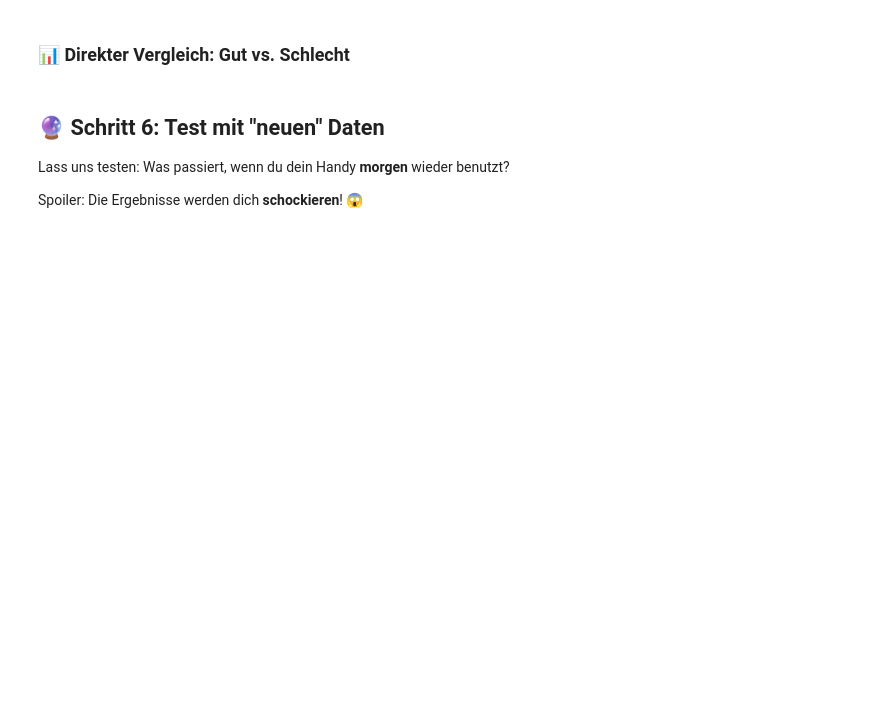
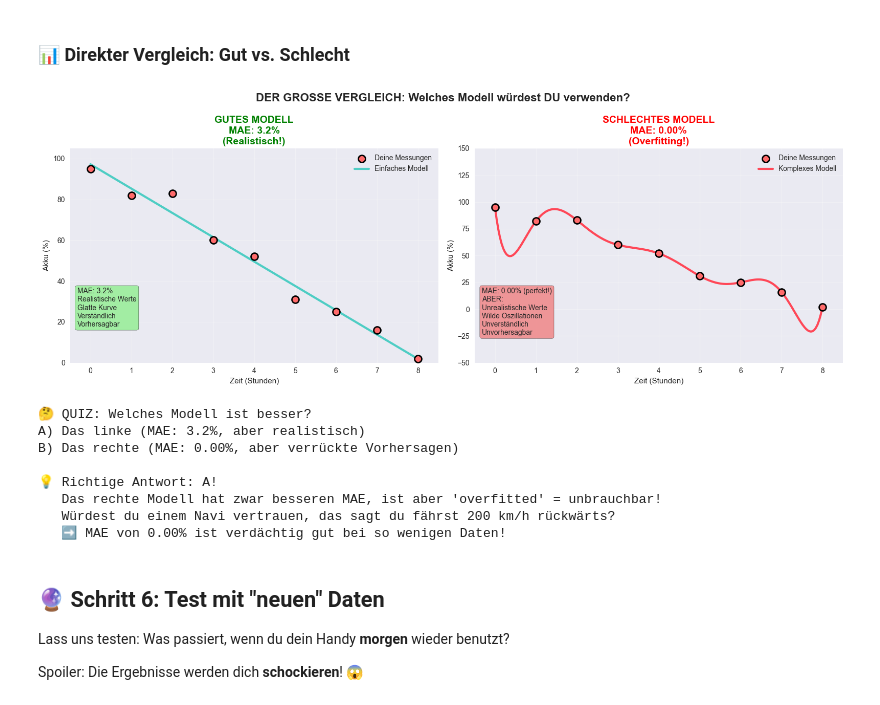
Before and after one commit to klar74/WS2025_lecture, a Jupyter notebook: Vorlesung_08/handy_entladung_polynomfit.ipynb, the cells around one changed output. Cells and saved outputs as stored; diff of their text form; code cells hidden in the pictures; blank space fills up the shorter version.

```diff
--- a/Vorlesung_08/handy_entladung_polynomfit.ipynb
+++ b/Vorlesung_08/handy_entladung_polynomfit.ipynb
@@ -359,11 +480,11 @@ fig, (ax1, ax2) = plt.subplots(1, 2, figsize=(16, 6))
 
 # LINKE Seite: Gutes Modell
 ax1.scatter(zeit_stunden, akku_prozent, color='#FF6B6B', s=100,
-           edgecolors='black', linewidth=2, label='📱 Deine Messungen', zorder=5)
+           edgecolors='black', linewidth=2, label='Deine Messungen', zorder=5)
 # Plotte beide Modelle mit dem gleichen zeit_glatt (200 Punkte)
 ax1.plot(zeit_glatt, np.polyval(gerade_koeff, zeit_glatt), color='#4ECDC4',
          linewidth=3, label='Einfaches Modell')
-ax1.set_title(f'✅ GUTES MODELL\nGenauigkeit: {genauigkeit_gerade*100:.1f}%\n(Realistisch!)',
+ax1.set_title(f'GUTES MODELL\nMAE: {mae_gerade:.1f}%\n(Realistisch!)',
               fontsize=14, fontweight='bold', color='green')
 ax1.set_xlabel('Zeit (Stunden)')
 ax1.set_ylabel('Akku (%)')
@@ -374,44 +495,55 @@ ax1.set_xlim(-0.5, 8.5)
 
 # Vorteile hinzufügen
 ax1.text(0.02, 0.35,
-         '✅ Realistische Werte\n✅ Glatte Kurve\n✅ Verständlich\n✅ Vorhersagbar',
+         f'MAE: {mae_gerade:.1f}%\nRealistische Werte\nGlatte Kurve\nVerständlich\nVorhersagbar',
          transform=ax1.transAxes,
          bbox=dict(boxstyle='round,pad=0.3', facecolor='lightgreen', alpha=0.8),
          fontsize=10, verticalalignment='top')
 
 # RECHTE Seite: Schlechtes Modell
 ax2.scatter(zeit_stunden, akku_prozent, color='#FF6B6B', s=100,
-           edgecolors='black', linewidth=2, label='📱 Deine Messungen', zorder=5)
+           edgecolors='black', linewidth=2, label='Deine Messungen', zorder=5)
 ax2.plot(zeit_glatt, vorhersage_polynom_glatt, color='#FF4757',
          linewidth=3, label='Komplexes Modell')
-ax2.set_title(f'🚨 SCHLECHTES MODELL\nGenauigkeit: {genauigkeit_polynom*100:.1f}%\n(Overfitting!)',
+ax2.set_title(f'SCHLECHTES MODELL\nMAE: {mae_polynom:.2f}%\n(Overfitting!)',
               fontsize=14, fontweight='bold', color='red')
 ax2.set_xlabel('Zeit (Stunden)')
 ax2.set_ylabel('Akku (%)')
 ax2.grid(True, alpha=0.3)
 ax2.legend()
 ax2.set_ylim(-50, 150)
 ax2.set_xlim(-0.5, 8.5)
 
 # Nachteile hinzufügen
 ax2.text(0.02, 0.35,
-         '❌ Unrealistische Werte\n❌ Wilde Oszillationen\n❌ Unverständlich\n❌ Unvorhersagbar',
+         f'MAE: {mae_polynom:.2f}% (perfekt!)\nABER:\nUnrealistische Werte\nWilde Oszillationen\nUnverständlich\nUnvorhersagbar',
          transform=ax2.transAxes,
          bbox=dict(boxstyle='round,pad=0.3', facecolor='lightcoral', alpha=0.8),
          fontsize=10, verticalalignment='top')
 
-plt.suptitle('🎯 DER GROSSE VERGLEICH: Welches Modell würdest DU verwenden?',
+plt.suptitle('DER GROSSE VERGLEICH: Welches Modell würdest DU verwenden?',
              fontsize=16, fontweight='bold')
 plt.tight_layout()
 plt.show()
 
 print("🤔 QUIZ: Welches Modell ist besser?")
-print("A) Das linke (ungenauer, aber realistisch)")
-print("B) Das rechte (100% genau, aber verrückte Vorhersagen)")
+print(f"A) Das linke (MAE: {mae_gerade:.1f}%, aber realistisch)")
+print(f"B) Das rechte (MAE: {mae_polynom:.2f}%, aber verrückte Vorhersagen)")
 print()
 print("💡 Richtige Antwort: A! ")
-print("   Das rechte Modell ist 'overfitted' = unbrauchbar für neue Daten!")
+print("   Das rechte Modell hat zwar besseren MAE, ist aber 'overfitted' = unbrauchbar!")
 print("   Würdest du einem Navi vertrauen, das sagt du fährst 200 km/h rückwärts?")
+print(f"   ➡️ MAE von {mae_polynom:.2f}% ist verdächtig gut bei so wenigen Daten!")
+# %% [output]
+[figure, added]
+🤔 QUIZ: Welches Modell ist besser?
+A) Das linke (MAE: 3.2%, aber realistisch)
+B) Das rechte (MAE: 0.00%, aber verrückte Vorhersagen)
+
+💡 Richtige Antwort: A!
+   Das rechte Modell hat zwar besseren MAE, ist aber 'overfitted' = unbrauchbar!
+   Würdest du einem Navi vertrauen, das sagt du fährst 200 km/h rückwärts?
+   ➡️ MAE von 0.00% ist verdächtig gut bei so wenigen Daten!
 # %% [markdown]
 ## 🔮 Schritt 6: Test mit "neuen" Daten
 
```
Also changed, not shown: parts of 19 cells of this notebook, 2 other files.
